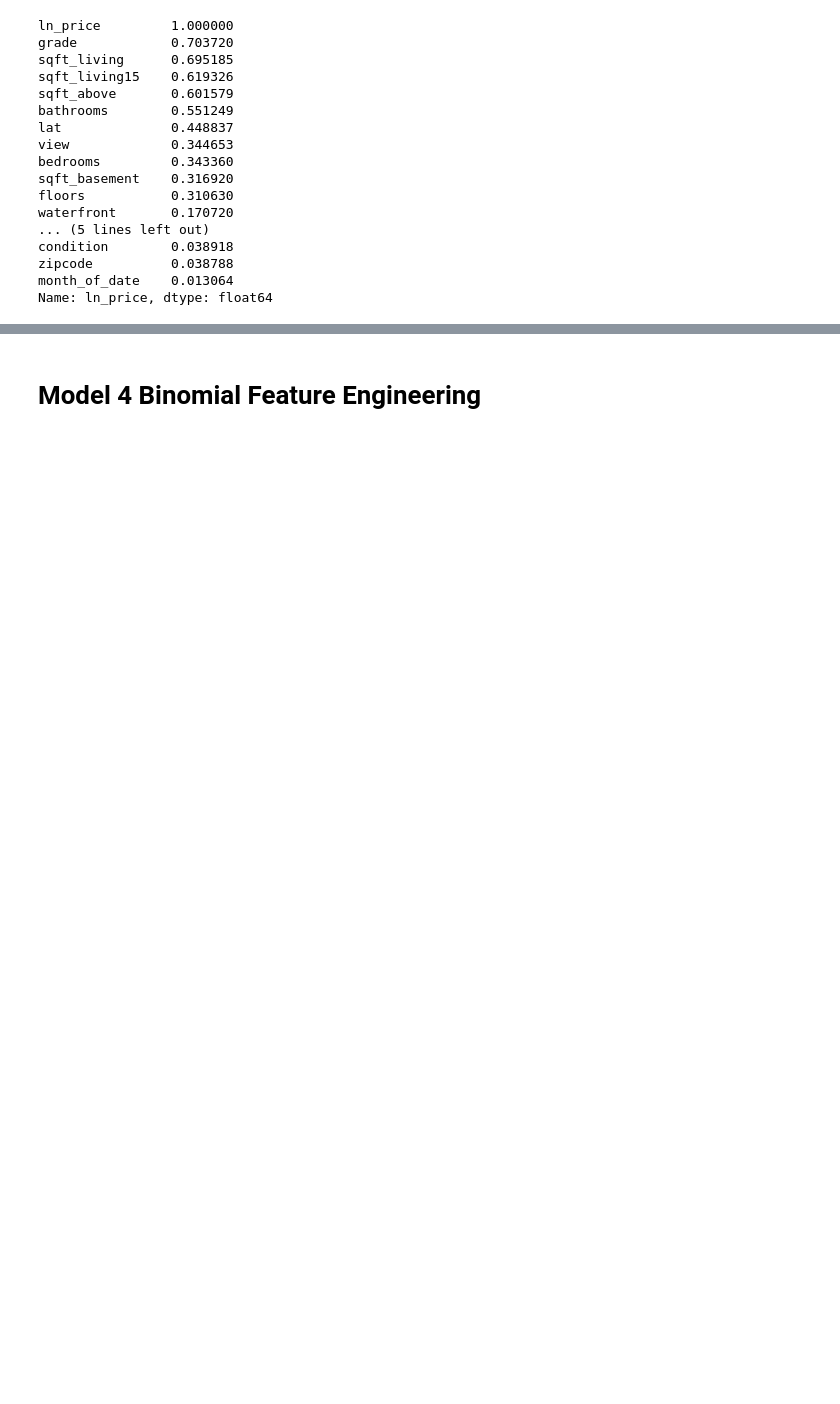
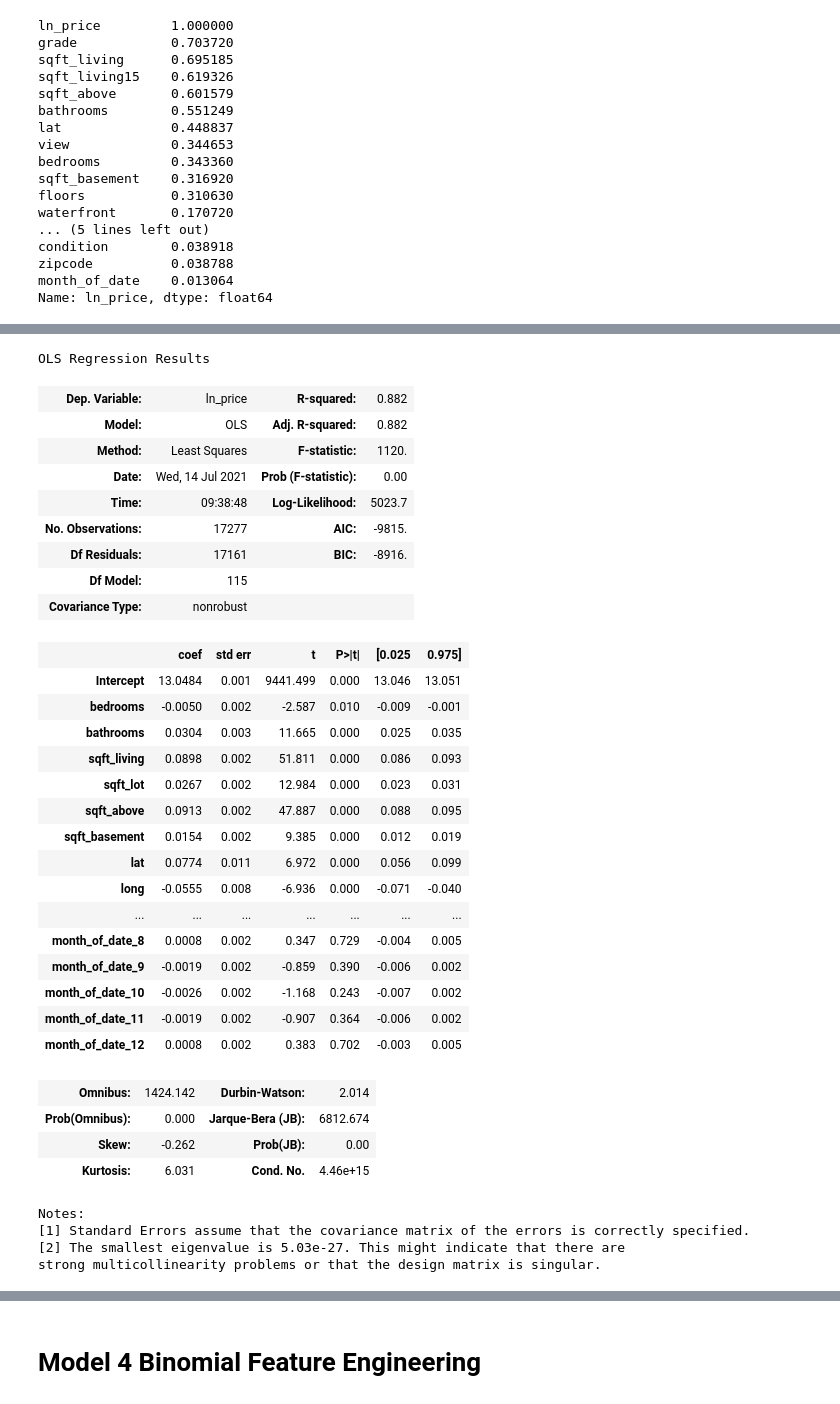
Before and after one commit to arthursjkim/King_County_Housing_Project, a Jupyter notebook: main.ipynb, the cells around one changed output, grey strips where cells are left out. Cells and saved outputs as stored; diff of their text form; code cells hidden in the pictures; blank space fills up the shorter version.

```diff
--- a/main.ipynb
+++ b/main.ipynb
@@ -828,0 +465,4 @@ print("m3df model test score:", m3df_test_score_100)
+# %%
+#create linear regression model for ln price
+model1_ln= LinearRegression()
+model1_ln.fit(X_train2, ln_y_train);
@@ -828,0 +503,6 @@ print("m3df model test score:", m3df_test_score_100)
+# %%
+#Overwriting non-transformed train/test splits, to avoid confusion we will switch to simpler names
+X_train = X_train2
+X_test = X_test2
+y_train = ln_y_train
+y_test = ln_y_test
@@ -828,0 +515,65 @@ print("m3df model test score:", m3df_test_score_100)
+# %%
+#set target
+target = 'ln_price'
+
+#concate the X and y of the train tests to apply the OLS to the full train data
+train = pd.concat([X_train, y_train], axis=1)
+
+#join the column names with "+"
+columns= "+".join(train.drop(['ln_price'], axis=1).columns)
+
+#set formula
+formula = target + '~' +columns
+
+#create the OLS
+model1_ols = ols(formula, train).fit()
+
+#create a dataframe for the parameters and pvalues
+results = pd.DataFrame(model1_ols.pvalues)
+results.reset_index(inplace=True)
+
+#rename the columns
+results.rename(columns={'index': 'parameter', 0: 'pvalue'}, inplace=True)
+
+#create a list of parameters that have a pvalue < 0.05
+parameters = list(results[results['pvalue'] < 0.05]['parameter'])
+
+#the intercept parameter is not needed
+parameters.remove('Intercept')
+# %%
+model1_ols.summary()
+# %% [output]
+OLS Regression Results
+| Dep. Variable: | ln_price | R-squared: | 0.882 |
+| Model: | OLS | Adj. R-squared: | 0.882 |
+| Method: | Least Squares | F-statistic: | 1120. |
+| Date: | Wed, 14 Jul 2021 | Prob (F-statistic): | 0.00 |
+| Time: | 09:38:48 | Log-Likelihood: | 5023.7 |
+| No. Observations: | 17277 | AIC: | -9815. |
+| Df Residuals: | 17161 | BIC: | -8916. |
+| Df Model: | 115 |  |  |
+| Covariance Type: | nonrobust |  |  |
+|  | coef | std err | t | P>|t| | [0.025 | 0.975] |
+| Intercept | 13.0484 | 0.001 | 9441.499 | 0.000 | 13.046 | 13.051 |
+| bedrooms | -0.0050 | 0.002 | -2.587 | 0.010 | -0.009 | -0.001 |
+| bathrooms | 0.0304 | 0.003 | 11.665 | 0.000 | 0.025 | 0.035 |
+| sqft_living | 0.0898 | 0.002 | 51.811 | 0.000 | 0.086 | 0.093 |
+| sqft_lot | 0.0267 | 0.002 | 12.984 | 0.000 | 0.023 | 0.031 |
+| sqft_above | 0.0913 | 0.002 | 47.887 | 0.000 | 0.088 | 0.095 |
+| sqft_basement | 0.0154 | 0.002 | 9.385 | 0.000 | 0.012 | 0.019 |
+| lat | 0.0774 | 0.011 | 6.972 | 0.000 | 0.056 | 0.099 |
+| long | -0.0555 | 0.008 | -6.936 | 0.000 | -0.071 | -0.040 |
+| ... | ... | ... | ... | ... | ... | ... |
+| month_of_date_8 | 0.0008 | 0.002 | 0.347 | 0.729 | -0.004 | 0.005 |
+| month_of_date_9 | -0.0019 | 0.002 | -0.859 | 0.390 | -0.006 | 0.002 |
+| month_of_date_10 | -0.0026 | 0.002 | -1.168 | 0.243 | -0.007 | 0.002 |
+| month_of_date_11 | -0.0019 | 0.002 | -0.907 | 0.364 | -0.006 | 0.002 |
+| month_of_date_12 | 0.0008 | 0.002 | 0.383 | 0.702 | -0.003 | 0.005 |
+| Omnibus: | 1424.142 | Durbin-Watson: | 2.014 |
+| Prob(Omnibus): | 0.000 | Jarque-Bera (JB): | 6812.674 |
+| Skew: | -0.262 | Prob(JB): | 0.00 |
+| Kurtosis: | 6.031 | Cond. No. | 4.46e+15 |
+Notes:
+[1] Standard Errors assume that the covariance matrix of the errors is correctly specified.
+[2] The smallest eigenvalue is 5.03e-27. This might indicate that there are
+strong multicollinearity problems or that the design matrix is singular.
```
Also changed, not shown: parts of 136 cells of this notebook.
